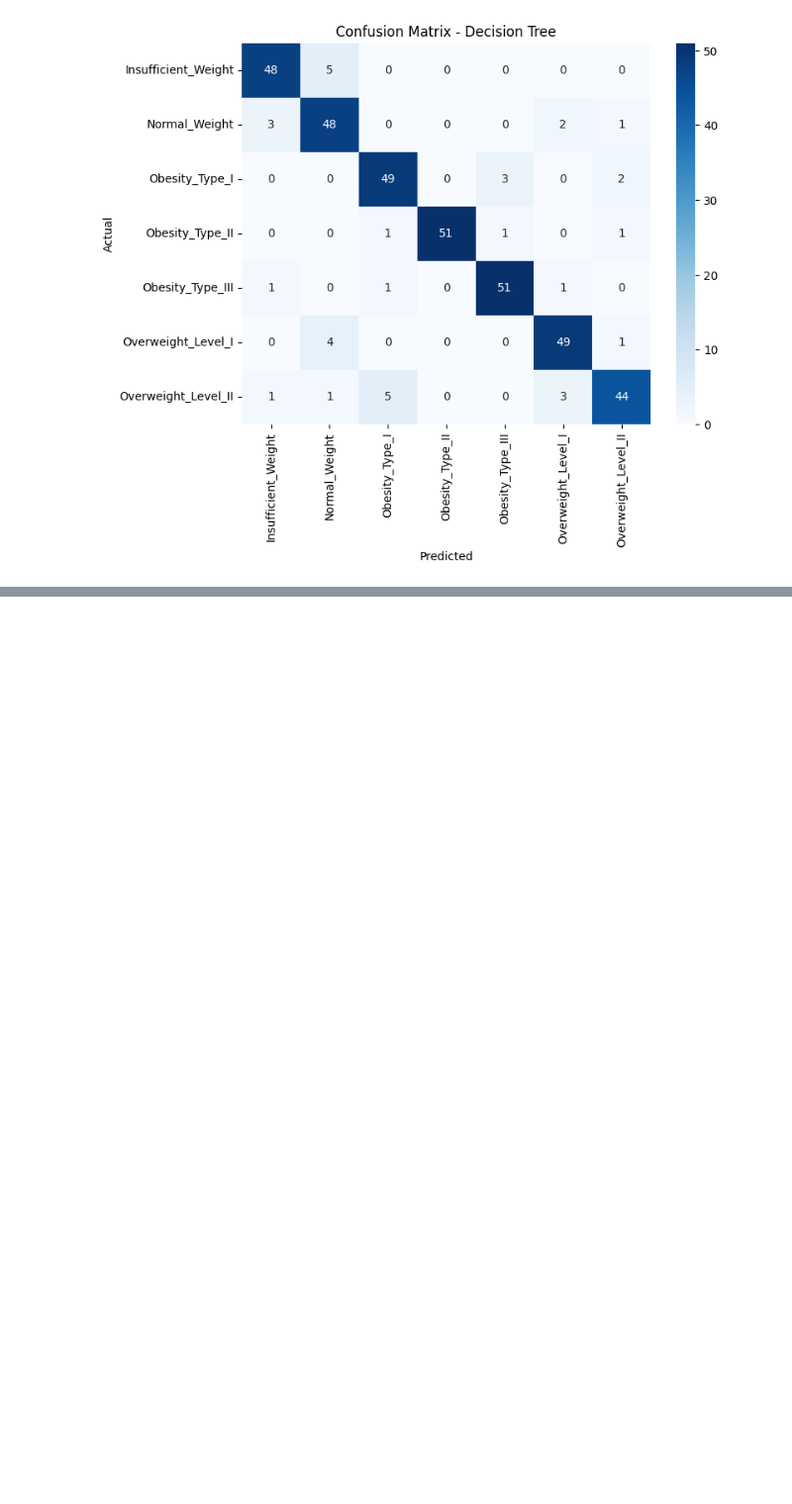
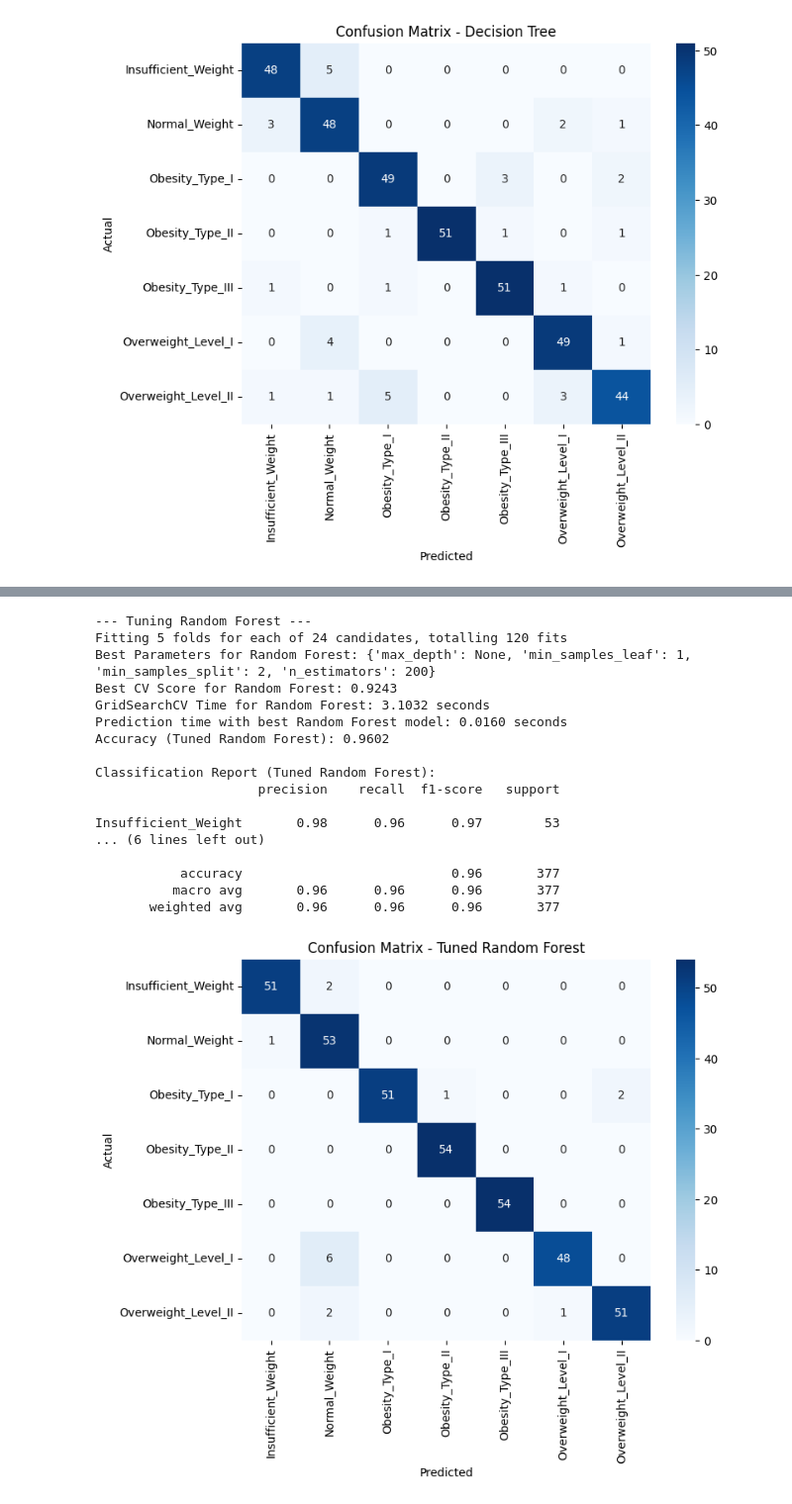
Before and after one commit to Fadhilah25/PROJECT-BENGKOD, a Jupyter notebook: main/obesity.ipynb, the cells around one changed output, grey strips where cells are left out. Shown at 99% size. Drawn from its saved outputs; the diff is of its cells as text; code cells hidden in the pictures; blank space fills up the shorter version.

```diff
--- a/main/obesity.ipynb
+++ b/main/obesity.ipynb
@@ -811,0 +923,61 @@ model_performance['Decision Tree'] = {'accuracy': accuracy_dt, 'train_time': tra
+# %%
+# --- 2. Random Forest (Tuned) ---
+print("\n--- Tuning Random Forest ---")
+param_grid_rf = {
+    'n_estimators': [100, 200], # Reduced for faster tuning, can be expanded
+    'max_depth': [None, 10, 20],
+    'min_samples_split': [2, 5],
+    'min_samples_leaf': [1, 2]
+}
+model_rf_tuned = RandomForestClassifier(random_state=42)
+grid_search_rf = GridSearchCV(estimator=model_rf_tuned, param_grid=param_grid_rf, cv=5, scoring='accuracy', verbose=1, n_jobs=-1)
+
+start_time_grid_search_rf = time.time()
+grid_search_rf.fit(X_train, y_train)
+end_time_grid_search_rf = time.time()
+grid_search_time_rf = end_time_grid_search_rf - start_time_grid_search_rf
+
+best_rf_model = grid_search_rf.best_estimator_
+print(f"Best Parameters for Random Forest: {grid_search_rf.best_params_}")
+print(f"Best CV Score for Random Forest: {grid_search_rf.best_score_:.4f}")
+print(f"GridSearchCV Time for Random Forest: {grid_search_time_rf:.4f} seconds")
+
+start_time_pred_best_rf = time.time()
+y_pred_best_rf = best_rf_model.predict(X_test)
+end_time_pred_best_rf = time.time()
+prediction_time_best_rf = end_time_pred_best_rf - start_time_pred_best_rf
+print(f"Prediction time with best Random Forest model: {prediction_time_best_rf:.4f} seconds")
+
+accuracy_best_rf = accuracy_score(y_test, y_pred_best_rf)
+print(f"Accuracy (Tuned Random Forest): {accuracy_best_rf:.4f}")
+print("\nClassification Report (Tuned Random Forest):")
+print(classification_report(y_test, y_pred_best_rf, target_names=class_names))
+
+cm_best_rf = confusion_matrix(y_test, y_pred_best_rf)
+plt.figure(figsize=(8, 6))
+sns.heatmap(cm_best_rf, annot=True, fmt='d', cmap='Blues', xticklabels=class_names, yticklabels=class_names)
+plt.title('Confusion Matrix - Tuned Random Forest')
+plt.xlabel('Predicted')
+plt.ylabel('Actual')
+plt.show()
+
+model_performance['Random Forest (Tuned)'] = {'accuracy': accuracy_best_rf, 'train_time': grid_search_time_rf, 'pred_time': prediction_time_best_rf}
+# %% [output]
+--- Tuning Random Forest ---
+Fitting 5 folds for each of 24 candidates, totalling 120 fits
+Best Parameters for Random Forest: {'max_depth': None, 'min_samples_leaf': 1, 'min_samples_split': 2, 'n_estimators': 200}
+Best CV Score for Random Forest: 0.9243
+GridSearchCV Time for Random Forest: 3.1032 seconds
+Prediction time with best Random Forest model: 0.0160 seconds
+Accuracy (Tuned Random Forest): 0.9602
+
+Classification Report (Tuned Random Forest):
+                     precision    recall  f1-score   support
+
+Insufficient_Weight       0.98      0.96      0.97        53
+... (6 lines left out)
+
+           accuracy                           0.96       377
+          macro avg       0.96      0.96      0.96       377
+       weighted avg       0.96      0.96      0.96       377
+[figure, added]
```
Also changed, not shown: parts of 14 cells of this notebook.
